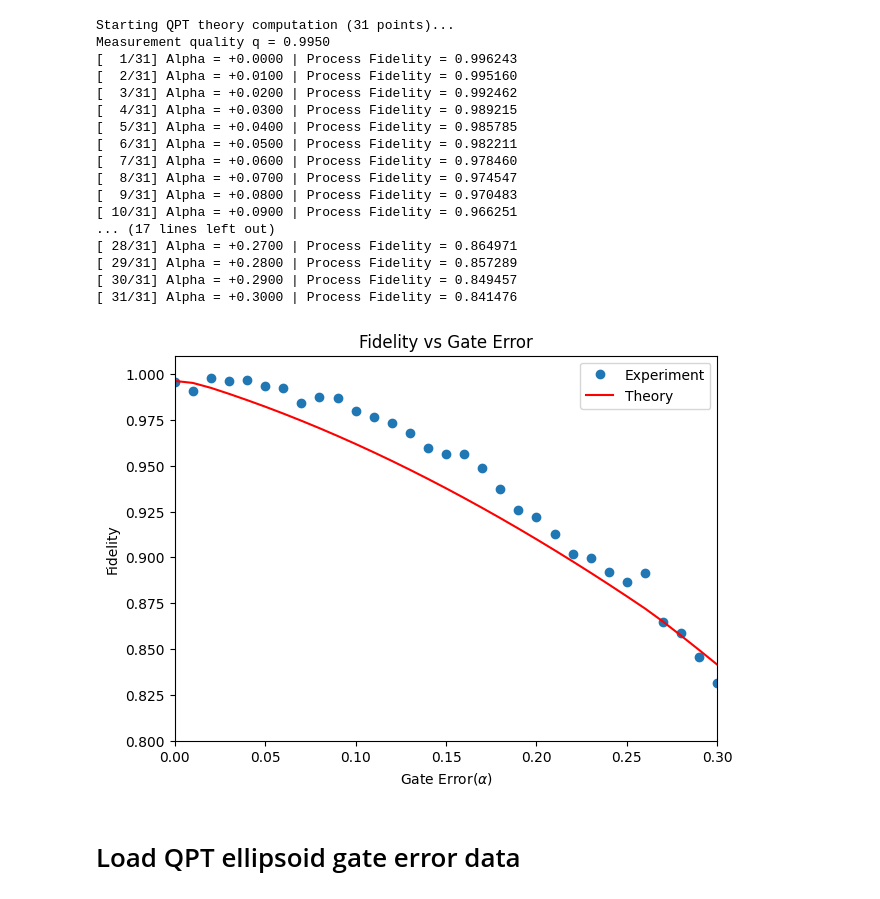
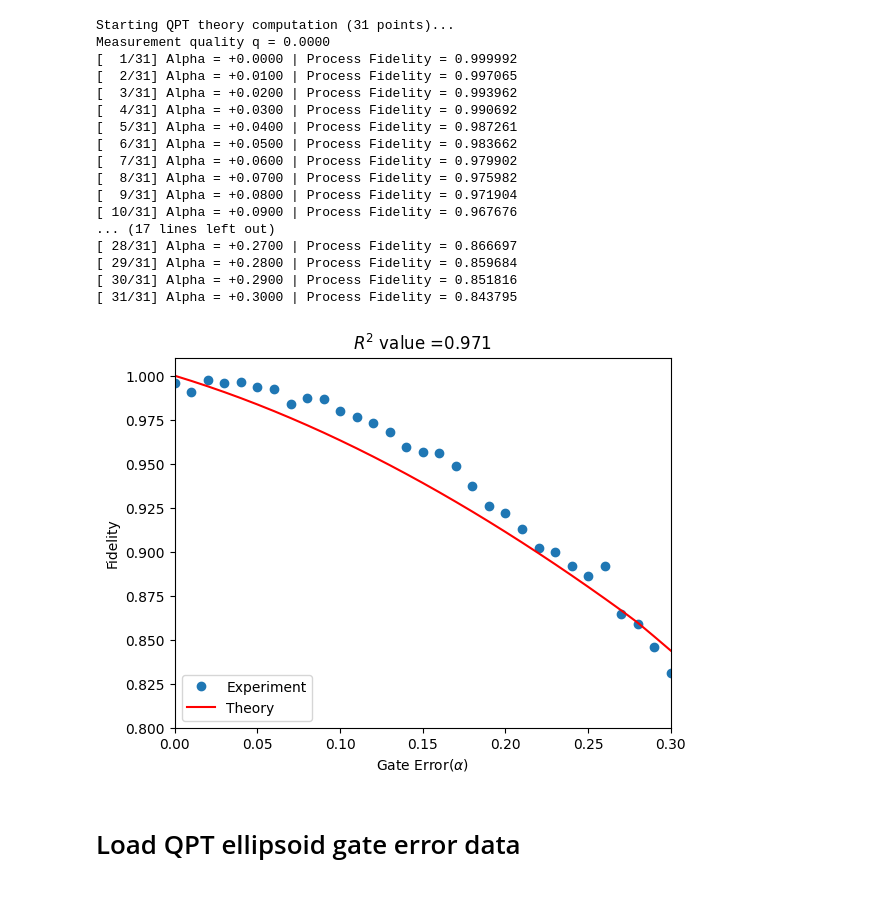
Before and after one commit to 44hsiang/quantum_memory_data, a Jupyter notebook: QPT_gate_error_vs_fidelity.ipynb, the cells around one changed output. Saved outputs shown, nothing was run; the diff lists cells and outputs as text; code cells hidden in the pictures.

Commit message:
ellipsoid gst qpt plot

```diff
--- a/QPT_gate_error_vs_fidelity.ipynb
+++ b/QPT_gate_error_vs_fidelity.ipynb
@@ -29,45 +27,45 @@ for idx in gate_error_idx:
 from quam_libs.QPT_theory import compute_qpt_theory
 
 alphas = np.linspace(0, 0.3, len(gate_error_idx))
-qpt_choi_matrices_list, qpt_theory_fidelities_list = compute_qpt_theory(alphas, q_meas=0.995,verbose=True)
+qpt_choi_matrices_list, qpt_theory_fidelities_list = compute_qpt_theory(alphas, q_meas=0,verbose=True)
 # %% [output]
 Starting QPT theory computation (31 points)...
-Measurement quality q = 0.9950
-[  1/31] Alpha = +0.0000 | Process Fidelity = 0.996243
-[  2/31] Alpha = +0.0100 | Process Fidelity = 0.995160
-[  3/31] Alpha = +0.0200 | Process Fidelity = 0.992462
-[  4/31] Alpha = +0.0300 | Process Fidelity = 0.989215
-[  5/31] Alpha = +0.0400 | Process Fidelity = 0.985785
-[  6/31] Alpha = +0.0500 | Process Fidelity = 0.982211
-[  7/31] Alpha = +0.0600 | Process Fidelity = 0.978460
-[  8/31] Alpha = +0.0700 | Process Fidelity = 0.974547
-[  9/31] Alpha = +0.0800 | Process Fidelity = 0.970483
-[ 10/31] Alpha = +0.0900 | Process Fidelity = 0.966251
+Measurement quality q = 0.0000
+[  1/31] Alpha = +0.0000 | Process Fidelity = 0.999992
+[  2/31] Alpha = +0.0100 | Process Fidelity = 0.997065
+[  3/31] Alpha = +0.0200 | Process Fidelity = 0.993962
+[  4/31] Alpha = +0.0300 | Process Fidelity = 0.990692
+[  5/31] Alpha = +0.0400 | Process Fidelity = 0.987261
+[  6/31] Alpha = +0.0500 | Process Fidelity = 0.983662
+[  7/31] Alpha = +0.0600 | Process Fidelity = 0.979902
+[  8/31] Alpha = +0.0700 | Process Fidelity = 0.975982
+[  9/31] Alpha = +0.0800 | Process Fidelity = 0.971904
+[ 10/31] Alpha = +0.0900 | Process Fidelity = 0.967676
 ... (17 lines left out)
-[ 28/31] Alpha = +0.2700 | Process Fidelity = 0.864971
-[ 29/31] Alpha = +0.2800 | Process Fidelity = 0.857289
-[ 30/31] Alpha = +0.2900 | Process Fidelity = 0.849457
-[ 31/31] Alpha = +0.3000 | Process Fidelity = 0.841476
+[ 28/31] Alpha = +0.2700 | Process Fidelity = 0.866697
+[ 29/31] Alpha = +0.2800 | Process Fidelity = 0.859684
+[ 30/31] Alpha = +0.2900 | Process Fidelity = 0.851816
+[ 31/31] Alpha = +0.3000 | Process Fidelity = 0.843795
 # %%
 from scipy.stats import pearsonr
 
 r,p_value = pearsonr(qpt_exp_fidelity_list, qpt_theory_fidelities_list)
 r_squared = r**2
 # %%
-fig, ax = plt.subplots(figsize=(7,5))
-ax.plot(gate_error_list, qpt_exp_fidelity_list, 'o', label='Experiment')
+fig, ax = plt.subplots()
+ax.plot(gate_error_list, qpt_exp_fidelity_list, 'o', label=f'Experiment')
 ax.plot(alphas, qpt_theory_fidelities_list, linestyle='-', color='r', label='Theory')
 
 
 ax.set_xlabel('Gate Error($\\alpha$)')
 ax.set_ylabel('Fidelity')
-ax.set_title('Fidelity vs Gate Error')
+ax.set_title(f'$R^2$ value ={r_squared:.3}')
 ax.set_xlim(0,0.3)
 ax.set_ylim(0.8,1.01)
-ax.legend()
+ax.legend(loc='lower left')
 plt.show()
 # %% [output]
-[figure, old version]
+[figure, new version]
 # %% [markdown]
 # Load QPT ellipsoid gate error data
 # %%
```
Also changed, not shown: parts of 8 cells of this notebook.
